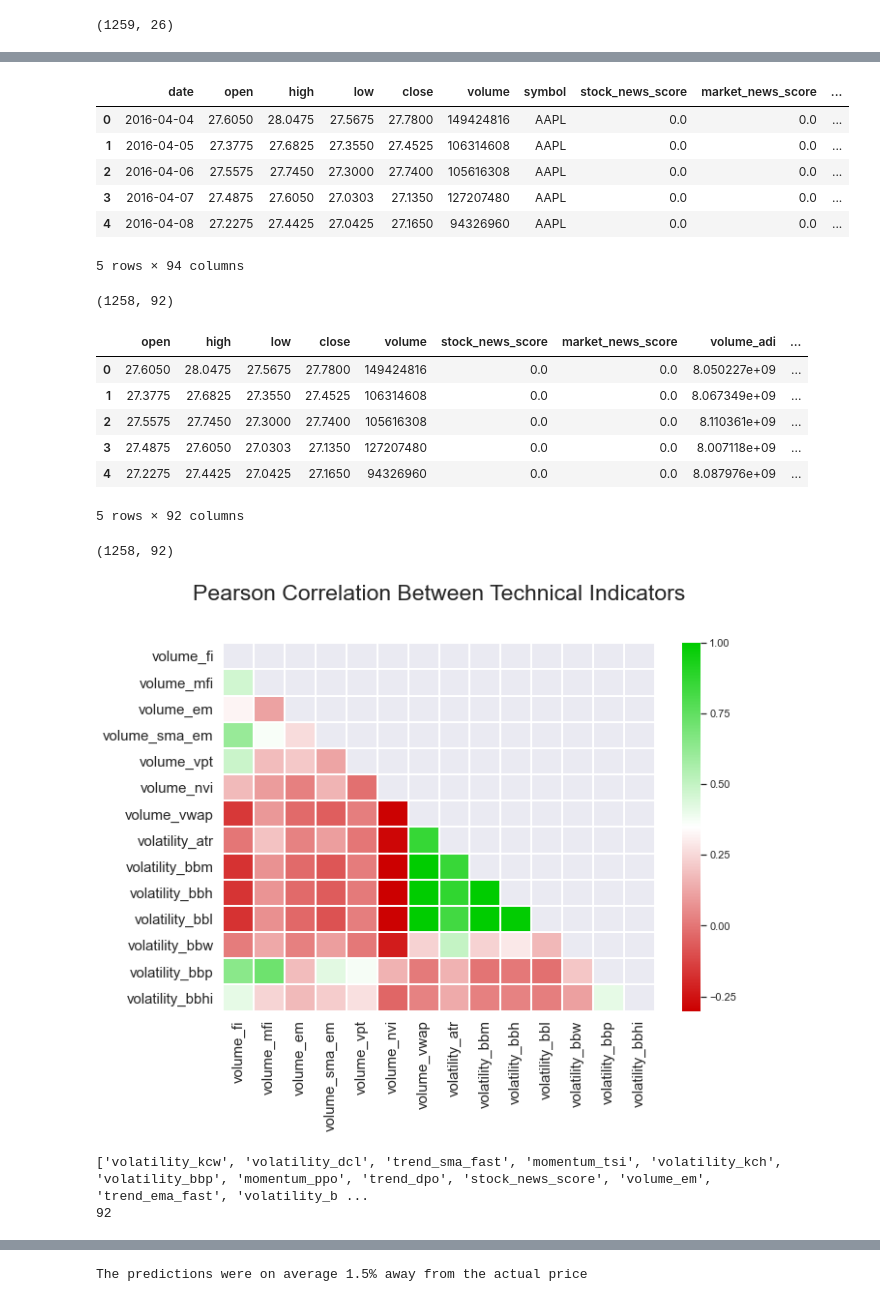
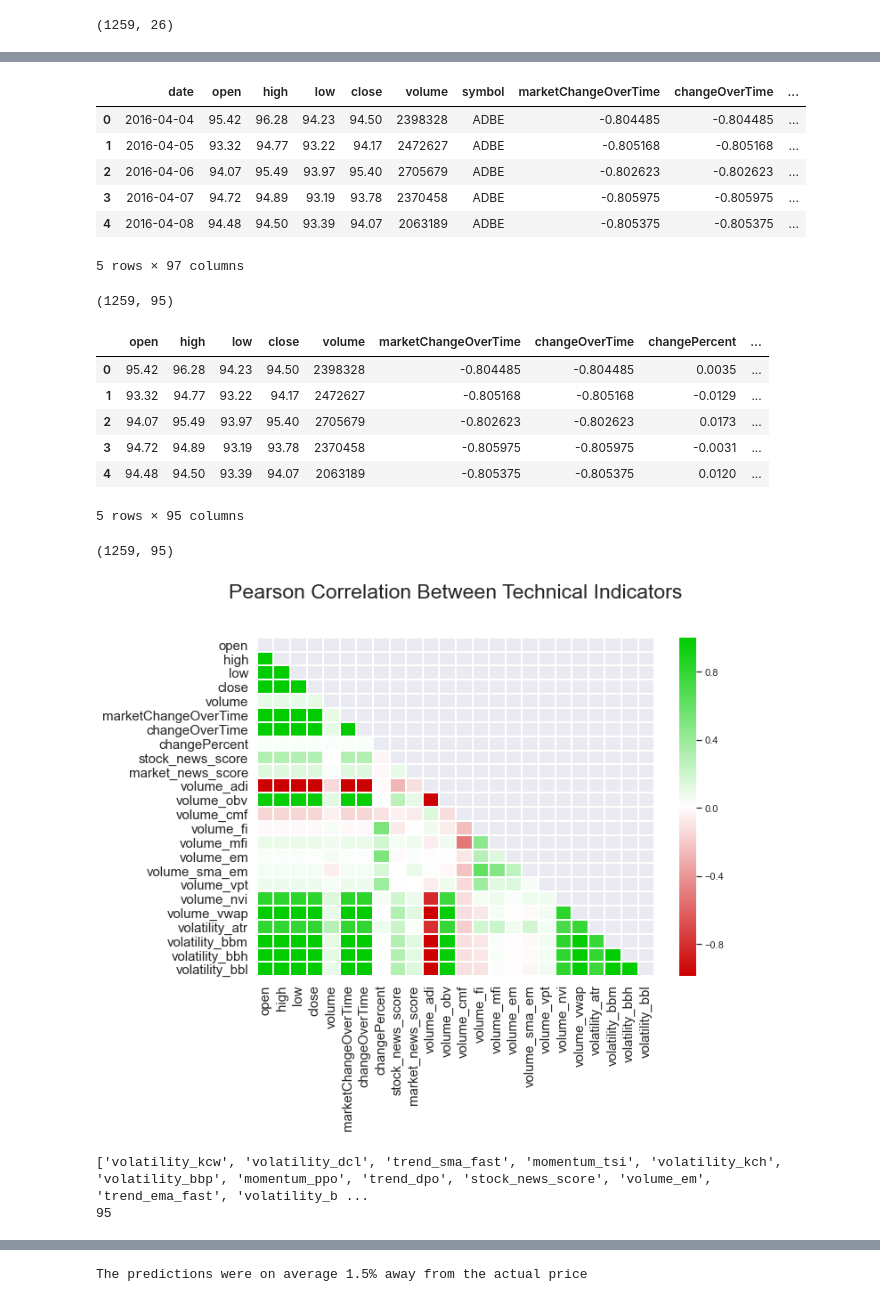
Before and after one commit to Yu821/stock_price_prediction, a Jupyter notebook: models/LSTM_Model.ipynb, the cells around one changed output, grey strips where cells are left out. Drawn from its saved outputs; the diff is of its cells as text; code cells hidden in the pictures.

```diff
--- a/models/LSTM_Model.ipynb
+++ b/models/LSTM_Model.ipynb
@@ -49,9 +49,10 @@ print(financial[financial['symbol'] == 'FB'].shape)
 (1259, 26)
 # %%
 finance = financial[['date',
-                     "open", "high", "low", "close", "volume", 'symbol']]
+                     "open", "high", "low", "close", "volume", 'symbol',
+                     "marketChangeOverTime", 'changeOverTime', "changePercent"]]
 
-finance = finance[finance['symbol'] == "AAPL"]
+finance = finance[finance['symbol'] == "ADBE"]
 
 
 finance['date'] = pd.DatetimeIndex(finance['date'])
@@ -75,7 +76,7 @@ finance.head()
 # %%
 stock_news = pd.read_csv (r'C:\Users\imaia\Desktop\Stats170A\Capstone\stock_news_data.csv')
 
-stock_news = stock_news[stock_news['ticker'] == "AAPL"]
+stock_news = stock_news[stock_news['ticker'] == "ADBE"]
 
 stock_news = stock_news.groupby('date').agg({'score' : 'mean'}).reset_index()
 
@@ -165,13 +156,13 @@ technical['day'] = technical['date'].dt.dayofweek
 
 technical.head()
 # %% [output]
-|  | date | open | high | low | close | volume | symbol | stock_news_score | market_news_score | ... |
-| 0 | 2016-04-04 | 27.6050 | 28.0475 | 27.5675 | 27.7800 | 149424816 | AAPL | 0.0 | 0.0 | ... |
-| 1 | 2016-04-05 | 27.3775 | 27.6825 | 27.3550 | 27.4525 | 106314608 | AAPL | 0.0 | 0.0 | ... |
-| 2 | 2016-04-06 | 27.5575 | 27.7450 | 27.3000 | 27.7400 | 105616308 | AAPL | 0.0 | 0.0 | ... |
-| 3 | 2016-04-07 | 27.4875 | 27.6050 | 27.0303 | 27.1350 | 127207480 | AAPL | 0.0 | 0.0 | ... |
-| 4 | 2016-04-08 | 27.2275 | 27.4425 | 27.0425 | 27.1650 | 94326960 | AAPL | 0.0 | 0.0 | ... |
+|  | date | open | high | low | close | volume | symbol | marketChangeOverTime | changeOverTime | ... |
+| 0 | 2016-04-04 | 95.42 | 96.28 | 94.23 | 94.50 | 2398328 | ADBE | -0.804485 | -0.804485 | ... |
+| 1 | 2016-04-05 | 93.32 | 94.77 | 93.22 | 94.17 | 2472627 | ADBE | -0.805168 | -0.805168 | ... |
+| 2 | 2016-04-06 | 94.07 | 95.49 | 93.97 | 95.40 | 2705679 | ADBE | -0.802623 | -0.802623 | ... |
+| 3 | 2016-04-07 | 94.72 | 94.89 | 93.19 | 93.78 | 2370458 | ADBE | -0.805975 | -0.805975 | ... |
+| 4 | 2016-04-08 | 94.48 | 94.50 | 93.39 | 94.07 | 2063189 | ADBE | -0.805375 | -0.805375 | ... |
-5 rows × 94 columns
+5 rows × 97 columns
 # %%
 
 drop = ['symbol', 'date']
@@ -181,53 +172,53 @@ technical = technical.drop(drop, axis = 1)
 print(technical.shape)
 technical.head()
 # %% [output]
-(1258, 92)
+(1259, 95)
-|  | open | high | low | close | volume | stock_news_score | market_news_score | volume_adi | ... |
-| 0 | 27.6050 | 28.0475 | 27.5675 | 27.7800 | 149424816 | 0.0 | 0.0 | 8.050227e+09 | ... |
-| 1 | 27.3775 | 27.6825 | 27.3550 | 27.4525 | 106314608 | 0.0 | 0.0 | 8.067349e+09 | ... |
-| 2 | 27.5575 | 27.7450 | 27.3000 | 27.7400 | 105616308 | 0.0 | 0.0 | 8.110361e+09 | ... |
-| 3 | 27.4875 | 27.6050 | 27.0303 | 27.1350 | 127207480 | 0.0 | 0.0 | 8.007118e+09 | ... |
-| 4 | 27.2275 | 27.4425 | 27.0425 | 27.1650 | 94326960 | 0.0 | 0.0 | 8.087976e+09 | ... |
+|  | open | high | low | close | volume | marketChangeOverTime | changeOverTime | changePercent | ... |
+| 0 | 95.42 | 96.28 | 94.23 | 94.50 | 2398328 | -0.804485 | -0.804485 | 0.0035 | ... |
+| 1 | 93.32 | 94.77 | 93.22 | 94.17 | 2472627 | -0.805168 | -0.805168 | -0.0129 | ... |
+| 2 | 94.07 | 95.49 | 93.97 | 95.40 | 2705679 | -0.802623 | -0.802623 | 0.0173 | ... |
+| 3 | 94.72 | 94.89 | 93.19 | 93.78 | 2370458 | -0.805975 | -0.805975 | -0.0031 | ... |
+| 4 | 94.48 | 94.50 | 93.39 | 94.07 | 2063189 | -0.805375 | -0.805375 | 0.0120 | ... |
-5 rows × 92 columns
+5 rows × 95 columns
 # %%
 technical = technical.dropna(axis=1)
 technical.shape
 # %% [output]
-(1258, 92)
+(1259, 95)
 # %%
 import matplotlib.colors as colors
 
 sns.set()
 
 # This dictionary defines the colormap
 cdict = {'green':  ((0.0, 0.0, 0.0),   # no red at 0
                   (0.5, 1.0, 1.0),   # all channels set to 1.0 at 0.5 to create white
                   (1.0, 0.8, 0.8)),  # set to 0.8 so its not too bright at 1
 
         'red': ((0.0, 0.8, 0.8),   # set to 0.8 so its not too bright at 0
                   (0.5, 1.0, 1.0),   # all channels set to 1.0 at 0.5 to create white
                   (1.0, 0.0, 0.0)),  # no green at 1
 
         'blue':  ((0.0, 0.0, 0.0),   # no blue at 0
                   (0.5, 1.0, 1.0),   # all channels set to 1.0 at 0.5 to create white
                   (1.0, 0.0, 0.0))   # no blue at 1
        }
 
 # Create the colormap using the dictionary
 GnRd = colors.LinearSegmentedColormap('GnRd', cdict)
 
-matrix = np.triu(technical.iloc[:,10:24].corr())
+matrix = np.triu(technical.iloc[:,0:24].corr())
 
 fig, ax1 = plt.subplots(figsize=(10,7))
 ax1.tick_params(labelsize=15)
 ax1.tick_params(labelrotation = 90, axis = 'x')
 
-heat = sns.heatmap(technical.iloc[:,10:24].corr(), linewidths=.2, cmap=GnRd, mask = matrix)
+heat = sns.heatmap(technical.iloc[:,0:24].corr(), linewidths=.2, cmap=GnRd, mask = matrix)
 heat.set_title('Pearson Correlation Between Technical Indicators', fontsize = 23, y =1.1)
 
 plt.show()
 # %% [output]
-[figure, old version]
+[figure, new version]
 # %%
 
 # Find the attributes that have a correlated of greater than 0.5
@@ -263,7 +254,7 @@ print(len(list(significant_indicators)))
 significant_indicators = list(significant_indicators)
 # %% [output]
 ['volatility_kcw', 'volatility_dcl', 'trend_sma_fast', 'momentum_tsi', 'volatility_kch', 'volatility_bbp', 'momentum_ppo', 'trend_dpo', 'stock_news_score', 'volume_em', 'trend_ema_fast', 'volatility_b ...
-92
+95
 # %%
 correlated = technical[significant_indicators]
 # %%
```
Also changed, not shown: parts of 15 cells of this notebook.
